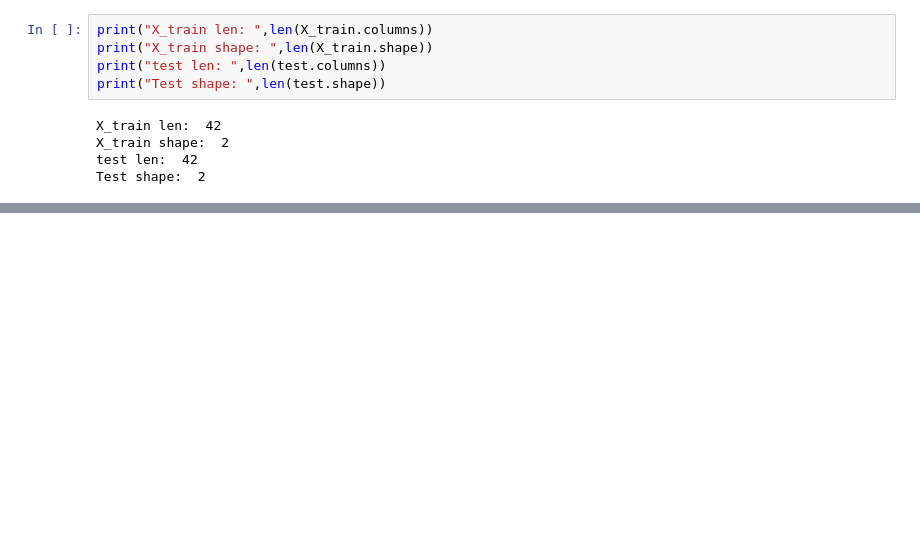
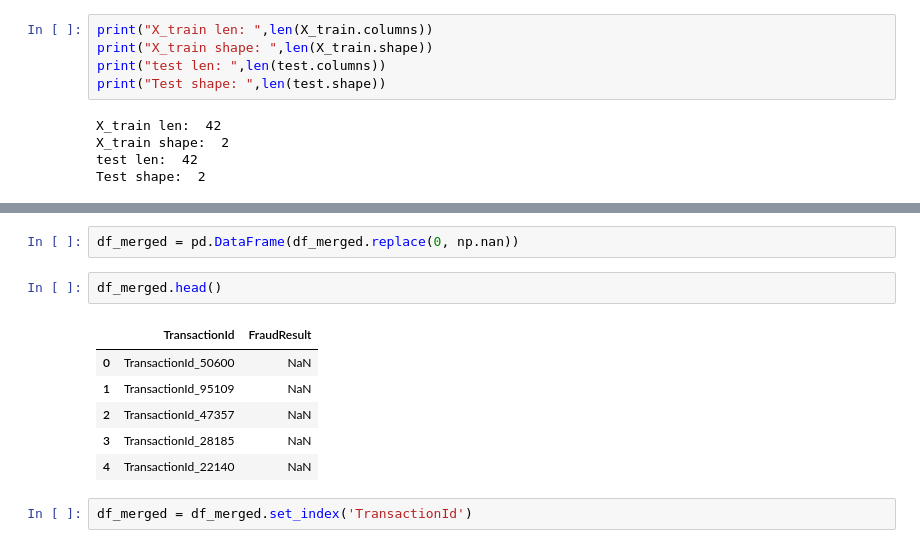
Before and after one commit to charletsebeth/pythontrain, a Jupyter notebook: Copy_of_Copy_of_Copy_of_Copy_of_Copy_of_XenteV1_4.ipynb, the cells around one changed output, grey strips where cells are left out. Saved outputs shown, nothing was run; the diff lists cells and outputs as text; blank space fills up the shorter version.

```diff
--- a/Copy_of_Copy_of_Copy_of_Copy_of_Copy_of_XenteV1_4.ipynb
+++ b/Copy_of_Copy_of_Copy_of_Copy_of_Copy_of_XenteV1_4.ipynb
@@ -634,0 +710,13 @@ NameError: ignored
+# %%
+df_merged = pd.DataFrame(df_merged.replace(0, np.nan))
+# %%
+df_merged.head()
+# %% [output]
+|  | TransactionId | FraudResult |
+| 0 | TransactionId_50600 | NaN |
+| 1 | TransactionId_95109 | NaN |
+| 2 | TransactionId_47357 | NaN |
+| 3 | TransactionId_28185 | NaN |
+| 4 | TransactionId_22140 | NaN |
+# %%
+df_merged = df_merged.set_index('TransactionId')
```
Also changed, not shown: parts of 23 cells of this notebook.
